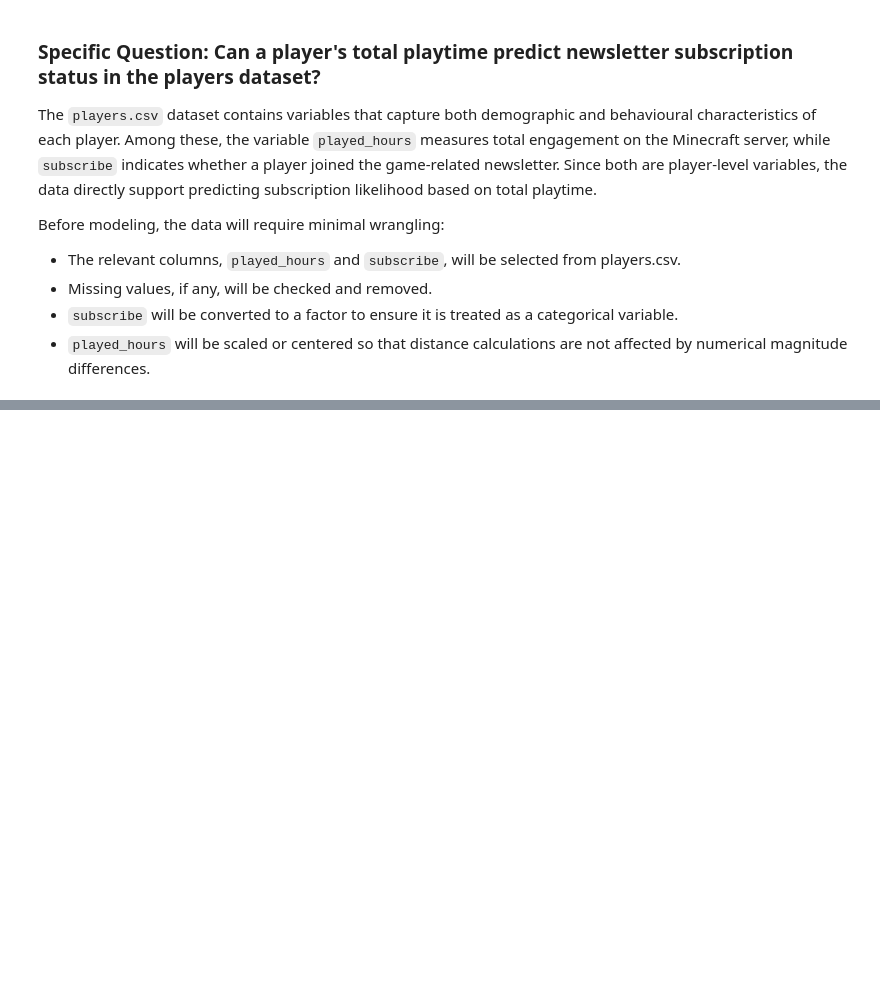
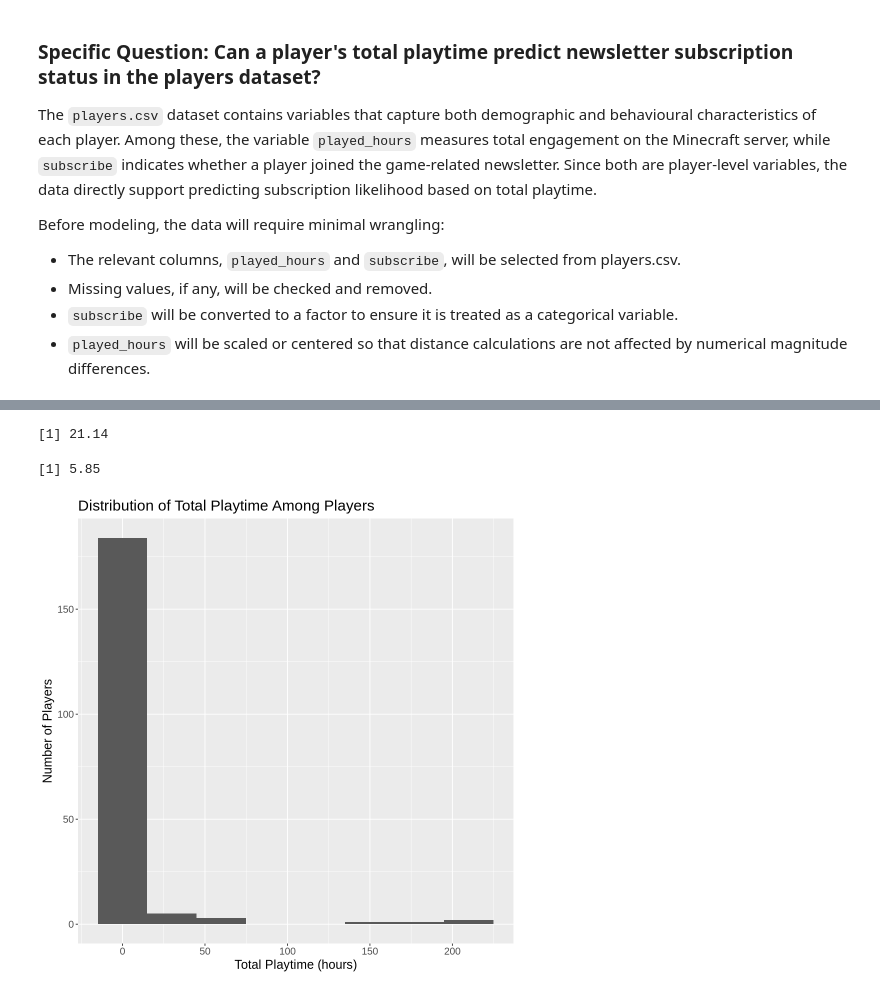
Before and after one commit to chrislee0530/group_23_individual_project_planning, a Jupyter notebook: group_23_project_planning_report.ipynb, the cells around one changed output, grey strips where cells are left out. Cells and saved outputs as stored; diff of their text form; code cells hidden in the pictures; blank space fills up the shorter version.

Commit message:
Added Exploratory Data Analysis and Visualization

```diff
--- a/group_23_project_planning_report.ipynb
+++ b/group_23_project_planning_report.ipynb
@@ -102,0 +135,31 @@ ERROR: Error in file(file, "rt"): cannot open the connection
+# %%
+age_mean <- players |>
+    summarize(mean_age = mean(Age, na.rm = TRUE)) |>
+    round(2) |>
+    pull()
+
+played_hours_mean <- players |>
+    summarize(mean_played_hours = mean(played_hours, na.rm = TRUE)) |>
+    round(2) |>
+    pull()
+
+age_mean
+played_hours_mean
+# %% [output]
+[1] 21.14
+[1] 5.85
+# %%
+options(repr.plot.width = 8, repr.plot.height = 8)
+
+played_hours_histogram <- players |>
+    ggplot(aes(x = played_hours)) +
+    geom_histogram(binwidth = 30) +
+    labs(
+        title = "Distribution of Total Playtime Among Players",
+        x = "Total Playtime (hours)",
+        y = "Number of Players") +
+    theme(text = element_text(size = 15))
+
+played_hours_histogram
+# %% [output]
+[figure, added]
```
Also changed, not shown: parts of 6 cells of this notebook.
